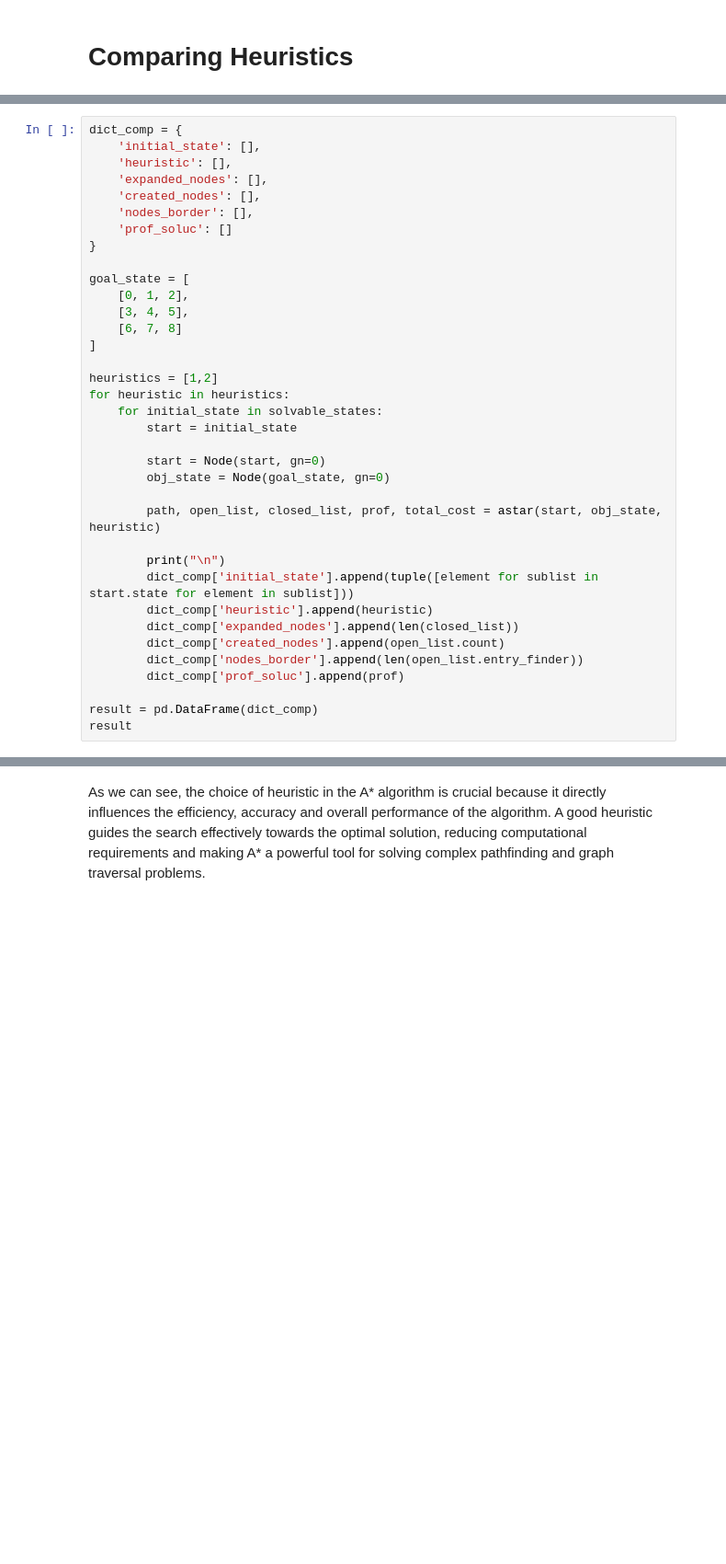
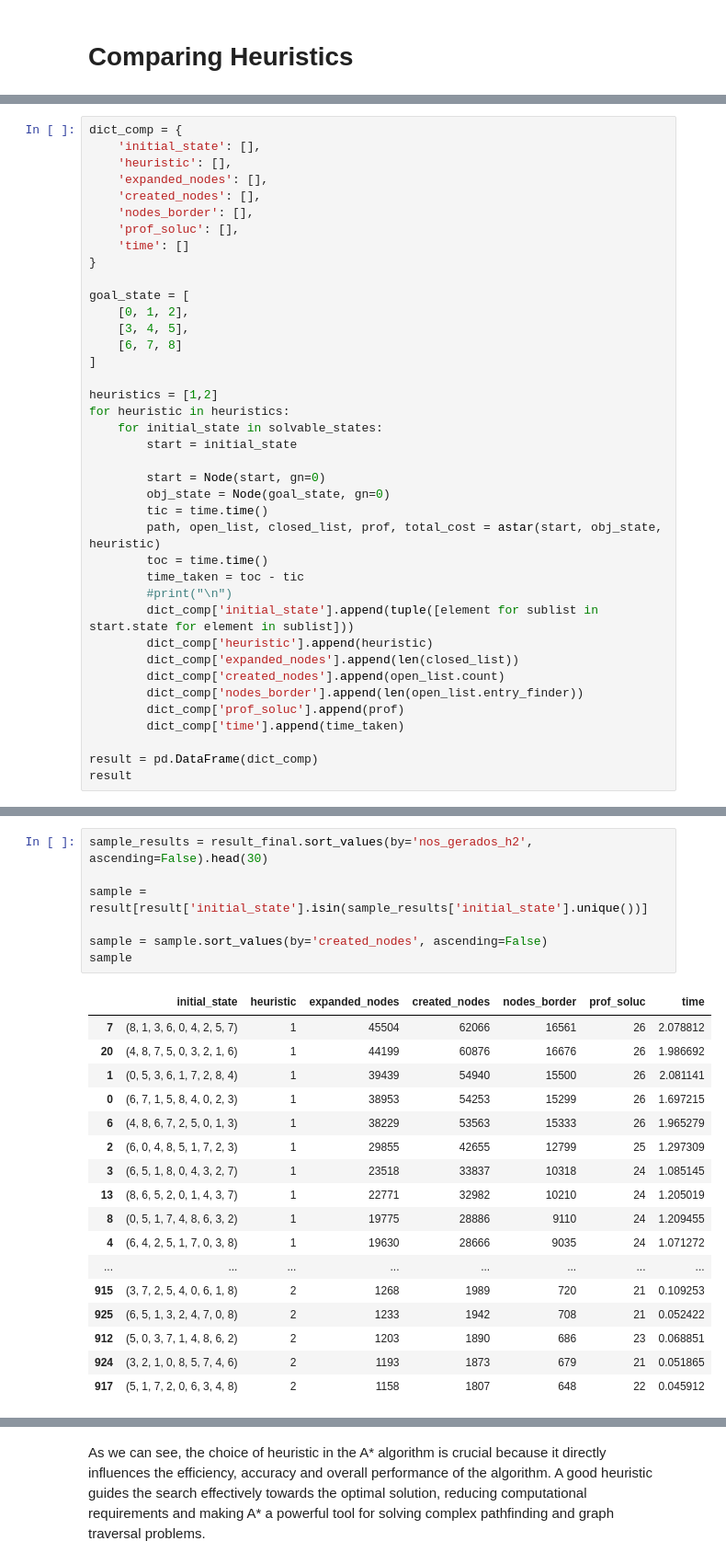
Before and after one commit to spoltiamanda/master_artificial_intelligence, a Jupyter notebook: artificial-intelligence/assignments/a_star_implementation/a_star.ipynb, the cells around one changed output, grey strips where cells are left out. Shown at 92% size. Saved outputs shown, nothing was run; the diff lists cells and outputs as text; blank space fills up the shorter version.

```diff
--- a/artificial-intelligence/assignments/a_star_implementation/a_star.ipynb
+++ b/artificial-intelligence/assignments/a_star_implementation/a_star.ipynb
@@ -416,7 +429,8 @@ dict_comp = {
     'expanded_nodes': [],
     'created_nodes': [],
     'nodes_border': [],
-    'prof_soluc': []
+    'prof_soluc': [],
+    'time': []
 }
 
 goal_state = [
@@ -432,16 +446,18 @@ for heuristic in heuristics:
 
         start = Node(start, gn=0)
         obj_state = Node(goal_state, gn=0)
-
+        tic = time.time()
         path, open_list, closed_list, prof, total_cost = astar(start, obj_state, heuristic)
-
-        print("\n")
+        toc = time.time()
+        time_taken = toc - tic
+        #print("\n")
         dict_comp['initial_state'].append(tuple([element for sublist in start.state for element in sublist]))
         dict_comp['heuristic'].append(heuristic)
         dict_comp['expanded_nodes'].append(len(closed_list))
         dict_comp['created_nodes'].append(open_list.count)
         dict_comp['nodes_border'].append(len(open_list.entry_finder))
         dict_comp['prof_soluc'].append(prof)
+        dict_comp['time'].append(time_taken)
 
 result = pd.DataFrame(dict_comp)
 result
@@ -513,0 +503,25 @@ for i in ax.containers:
+# %%
+sample_results = result_final.sort_values(by='nos_gerados_h2', ascending=False).head(30)
+
+sample = result[result['initial_state'].isin(sample_results['initial_state'].unique())]
+
+sample = sample.sort_values(by='created_nodes', ascending=False)
+sample
+# %% [output]
+|  | initial_state | heuristic | expanded_nodes | created_nodes | nodes_border | prof_soluc | time |
+| 7 | (8, 1, 3, 6, 0, 4, 2, 5, 7) | 1 | 45504 | 62066 | 16561 | 26 | 2.078812 |
+| 20 | (4, 8, 7, 5, 0, 3, 2, 1, 6) | 1 | 44199 | 60876 | 16676 | 26 | 1.986692 |
+| 1 | (0, 5, 3, 6, 1, 7, 2, 8, 4) | 1 | 39439 | 54940 | 15500 | 26 | 2.081141 |
+| 0 | (6, 7, 1, 5, 8, 4, 0, 2, 3) | 1 | 38953 | 54253 | 15299 | 26 | 1.697215 |
+| 6 | (4, 8, 6, 7, 2, 5, 0, 1, 3) | 1 | 38229 | 53563 | 15333 | 26 | 1.965279 |
+| 2 | (6, 0, 4, 8, 5, 1, 7, 2, 3) | 1 | 29855 | 42655 | 12799 | 25 | 1.297309 |
+| 3 | (6, 5, 1, 8, 0, 4, 3, 2, 7) | 1 | 23518 | 33837 | 10318 | 24 | 1.085145 |
+| 13 | (8, 6, 5, 2, 0, 1, 4, 3, 7) | 1 | 22771 | 32982 | 10210 | 24 | 1.205019 |
+| 8 | (0, 5, 1, 7, 4, 8, 6, 3, 2) | 1 | 19775 | 28886 | 9110 | 24 | 1.209455 |
+| 4 | (6, 4, 2, 5, 1, 7, 0, 3, 8) | 1 | 19630 | 28666 | 9035 | 24 | 1.071272 |
+| ... | ... | ... | ... | ... | ... | ... | ... |
+| 915 | (3, 7, 2, 5, 4, 0, 6, 1, 8) | 2 | 1268 | 1989 | 720 | 21 | 0.109253 |
+| 925 | (6, 5, 1, 3, 2, 4, 7, 0, 8) | 2 | 1233 | 1942 | 708 | 21 | 0.052422 |
+| 912 | (5, 0, 3, 7, 1, 4, 8, 6, 2) | 2 | 1203 | 1890 | 686 | 23 | 0.068851 |
+| 924 | (3, 2, 1, 0, 8, 5, 7, 4, 6) | 2 | 1193 | 1873 | 679 | 21 | 0.051865 |
+| 917 | (5, 1, 7, 2, 0, 6, 3, 4, 8) | 2 | 1158 | 1807 | 648 | 22 | 0.045912 |
```
Also changed, not shown: parts of 14 cells of this notebook, 1 other file.
